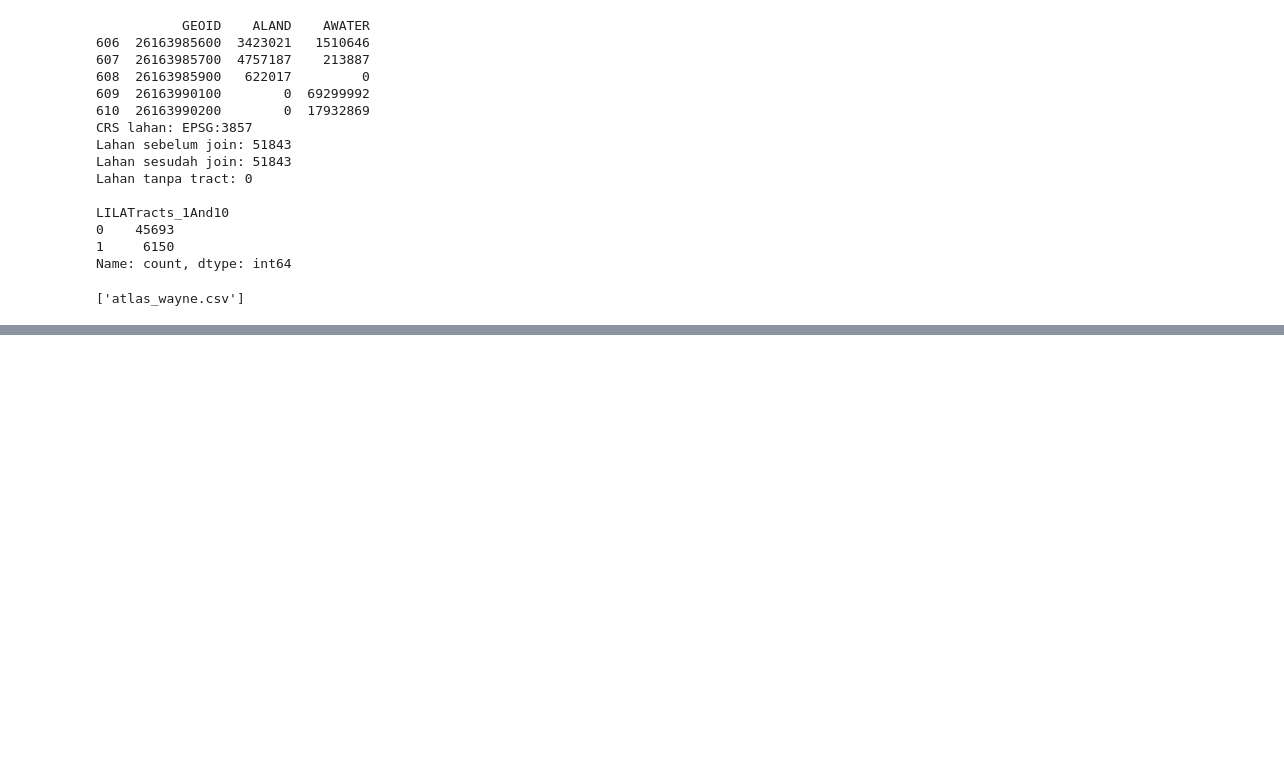
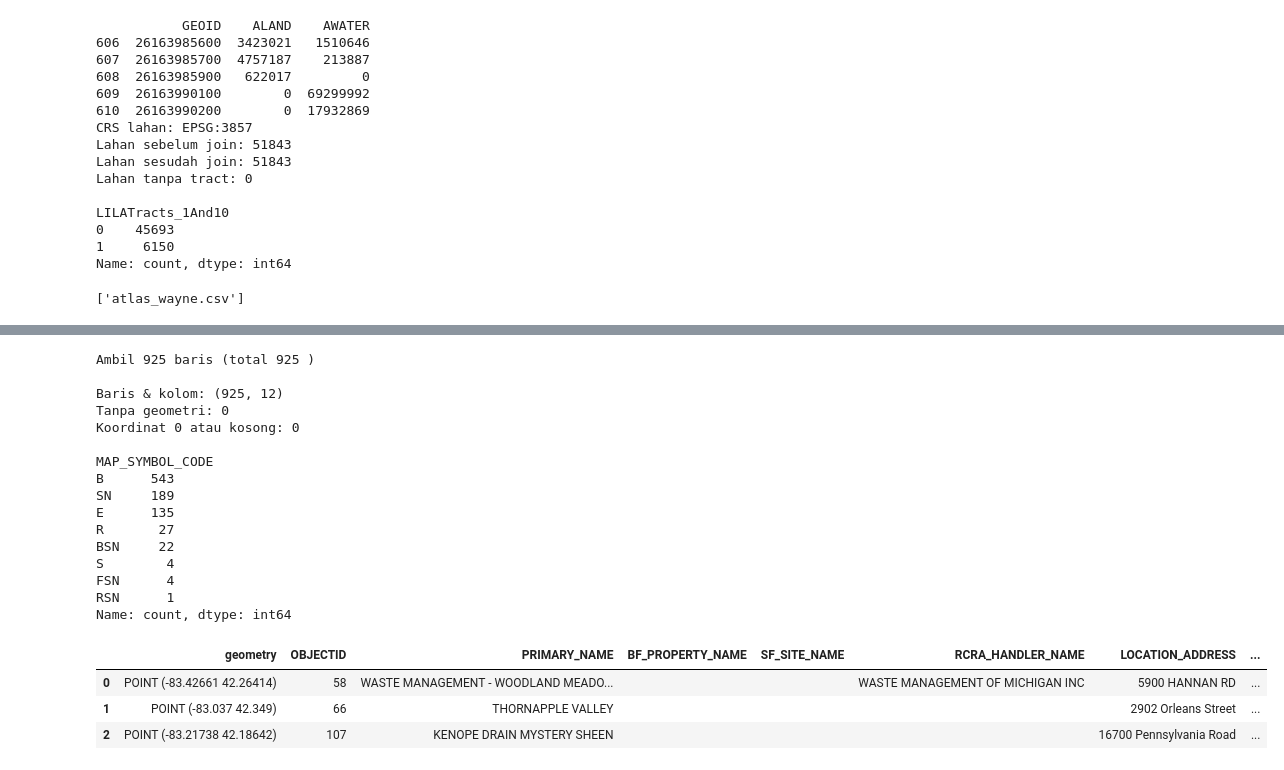
Before and after one commit to faza-dzaki/detroit-urban-farm-suitability, a Jupyter notebook: notebooks/01_explore.ipynb, the cells around one changed output, grey strips where cells are left out. Cells and saved outputs as stored; diff of their text form; code cells hidden in the pictures; blank space fills up the shorter version.

```diff
--- a/notebooks/01_explore.ipynb
+++ b/notebooks/01_explore.ipynb
@@ -308,0 +398,72 @@ print([f for f in os.listdir("../data") if f.lower().endswith(".csv")])
+# %%
+import json
+import urllib.parse
+import urllib.request
+import geopandas as gpd
+
+BASE = ("https://services.arcgis.com/cJ9YHowT8TU7DUyn/ArcGIS/rest/"
+        "services/Cleanups/FeatureServer/0/query")
+
+where = "STATE_CODE = 'MI' AND UPPER(COUNTY_NAME) LIKE 'WAYNE%'"
+fields = ("OBJECTID,PRIMARY_NAME,BF_PROPERTY_NAME,SF_SITE_NAME,"
+          "RCRA_HANDLER_NAME,LOCATION_ADDRESS,CITY_NAME,COUNTY_NAME,"
+          "MAP_SYMBOL_CODE,LATITUDE,LONGITUDE")
+
+features = []
+offset = 0
+while True:
+    params = {
+        "where": where,
+        "outFields": fields,
+        "f": "geojson",
+        "resultOffset": offset,
+        "resultRecordCount": 2000,
+    }
+    url = BASE + "?" + urllib.parse.urlencode(params)
+    with urllib.request.urlopen(url, timeout=60) as r:
+        data = json.load(r)
+
+    if "error" in data:
+        print("Server membalas error:", data["error"])
+        break
+
+    batch = data.get("features", [])
+    features.extend(batch)
+    print("Ambil", len(batch), "baris (total", len(features), ")")
+    if len(batch) < 2000:
+        break
+    offset += 2000
+
+cleanups = gpd.GeoDataFrame.from_features(features, crs="EPSG:4326")
+
+print()
+print("Baris & kolom:", cleanups.shape)
+print("Tanpa geometri:", cleanups.geometry.isna().sum())
+print("Koordinat 0 atau kosong:",
+      ((cleanups["LATITUDE"].fillna(0) == 0) | (cleanups["LONGITUDE"].fillna(0) == 0)).sum())
+print()
+print(cleanups["MAP_SYMBOL_CODE"].value_counts())
+
+cleanups.to_file("../data/epa_cleanups_wayne.geojson", driver="GeoJSON")
+cleanups.head(3)
+# %% [output]
+Ambil 925 baris (total 925 )
+
+Baris & kolom: (925, 12)
+Tanpa geometri: 0
+Koordinat 0 atau kosong: 0
+
+MAP_SYMBOL_CODE
+B      543
+SN     189
+E      135
+R       27
+BSN     22
+S        4
+FSN      4
+RSN      1
+Name: count, dtype: int64
+|  | geometry | OBJECTID | PRIMARY_NAME | BF_PROPERTY_NAME | SF_SITE_NAME | RCRA_HANDLER_NAME | LOCATION_ADDRESS | ... |
+| 0 | POINT (-83.42661 42.26414) | 58 | WASTE MANAGEMENT - WOODLAND MEADO... |  |  | WASTE MANAGEMENT OF MICHIGAN INC | 5900 HANNAN RD | ... |
+| 1 | POINT (-83.037 42.349) | 66 | THORNAPPLE VALLEY |  |  |  | 2902 Orleans Street | ... |
+| 2 | POINT (-83.21738 42.18642) | 107 | KENOPE DRAIN MYSTERY SHEEN |  |  |  | 16700 Pennsylvania Road | ... |
```
Also changed, not shown: parts of 5 cells of this notebook.
